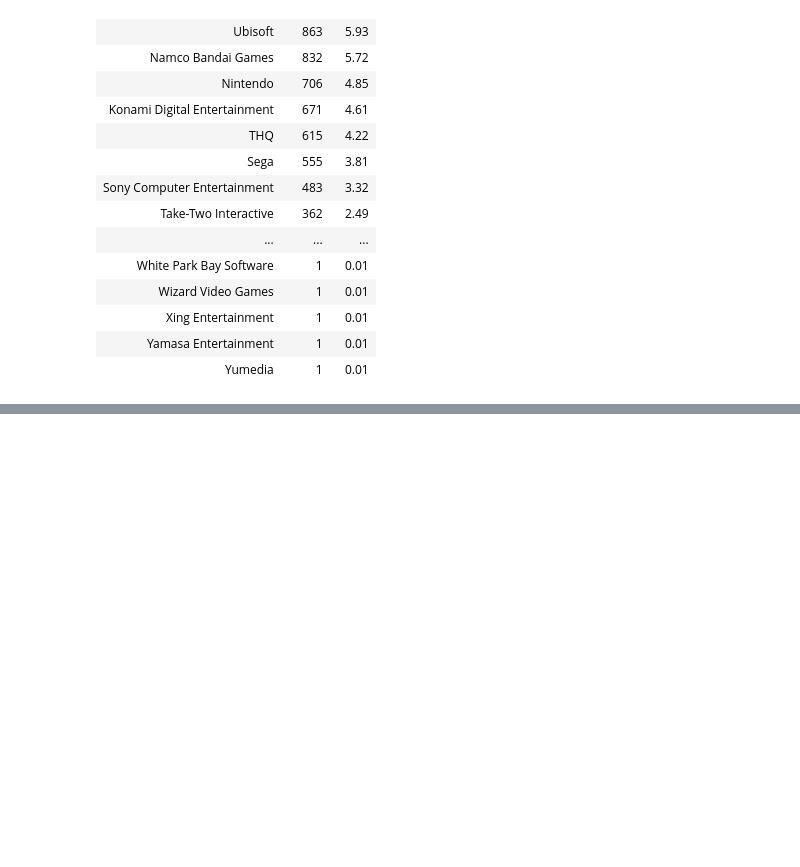
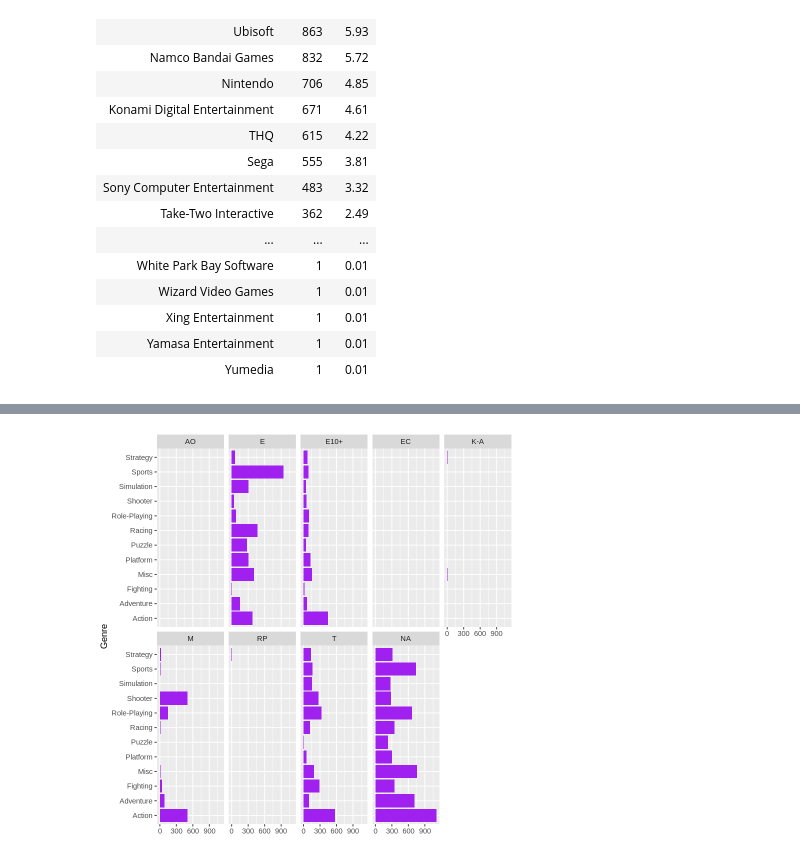
Before and after one commit to shrirampiyer/Video-games-Sales-prediction, a Jupyter notebook: Untitled17.ipynb, the cells around one changed output, grey strips where cells are left out. Saved outputs shown, nothing was run; the diff lists cells and outputs as text; code cells hidden in the pictures; blank space fills up the shorter version.

```diff
--- a/Untitled17.ipynb
+++ b/Untitled17.ipynb
@@ -153,0 +529,4 @@ A tibble: 552 × 3
+# %%
+qplot(x = Genre, data = sales_data) + geom_bar(fill = "purple") + coord_flip()  + facet_wrap(~Rating_imp, nrow = 2)
+# %% [output]
+[figure, added]
```
Also changed, not shown: parts of 48 cells of this notebook.
